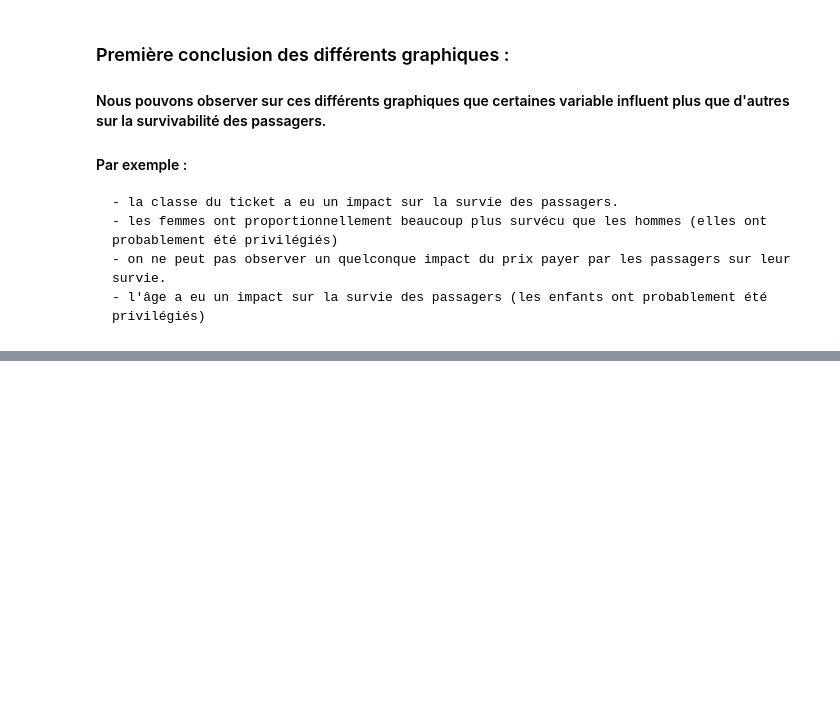
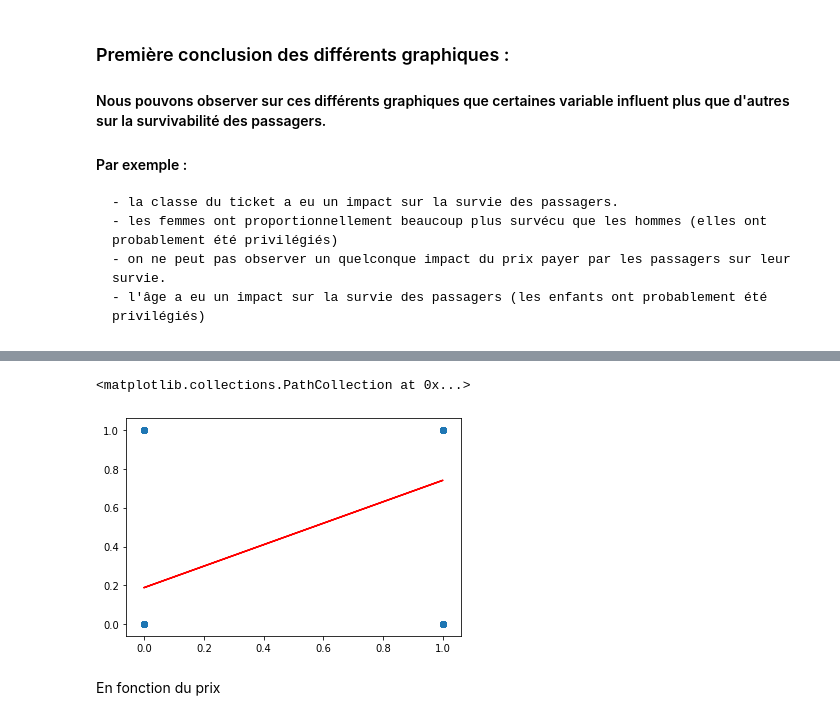
Before and after one commit to ClementB4/Titanic, a Jupyter notebook: briefprojet_titanic.ipynb, the cells around one changed output, grey strips where cells are left out. Cells and saved outputs as stored; diff of their text form; code cells hidden in the pictures; blank space fills up the shorter version.

```diff
--- a/briefprojet_titanic.ipynb
+++ b/briefprojet_titanic.ipynb
@@ -274,0 +303,16 @@ pclass_plot
+# %%
+X_train2 = train['SexNum'].to_numpy()
+X_test2 = test['SexNum'].to_numpy()
+X_train2 = X_train2.reshape(X_train2.shape[0], 1)
+X_test2 = X_test2.reshape(X_test2.shape[0], 1)
+# %%
+reg2 = LinearRegression().fit(X_train2, y_train)
+# %%
+y_pred2 = reg2.predict(X_test2)
+plt.plot(X_test2, y_pred2, c='r')
+plt.scatter(X_train2,y_train)
+# %% [output]
+<matplotlib.collections.PathCollection at 0x...>
+[figure, added]
+# %% [markdown]
+En fonction du prix
```
Also changed, not shown: parts of 21 cells of this notebook.
